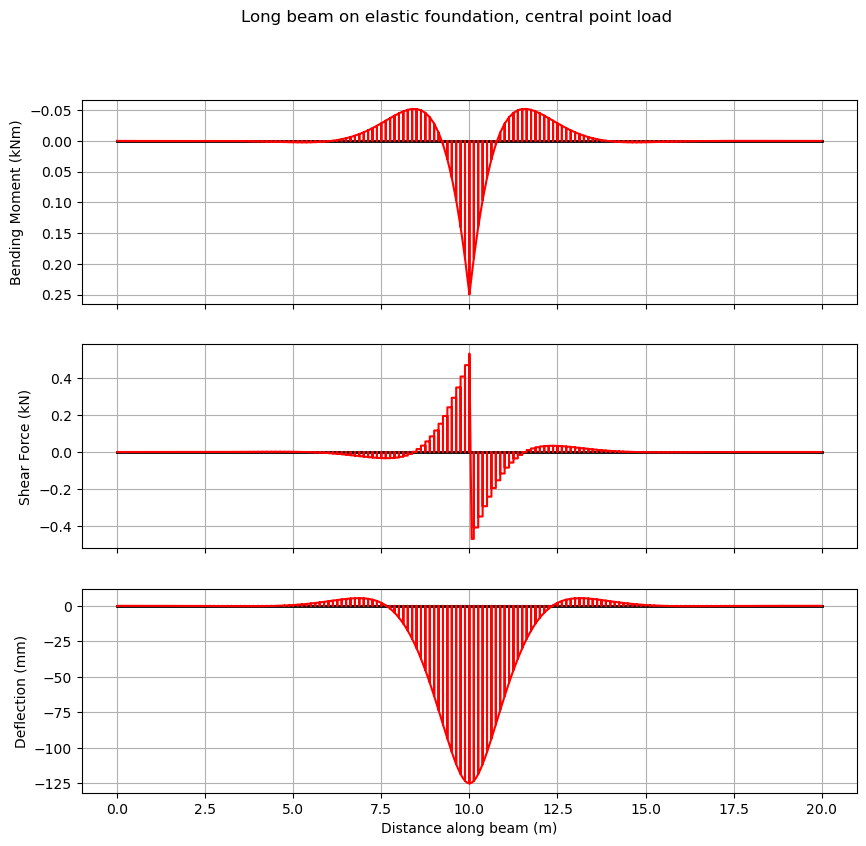
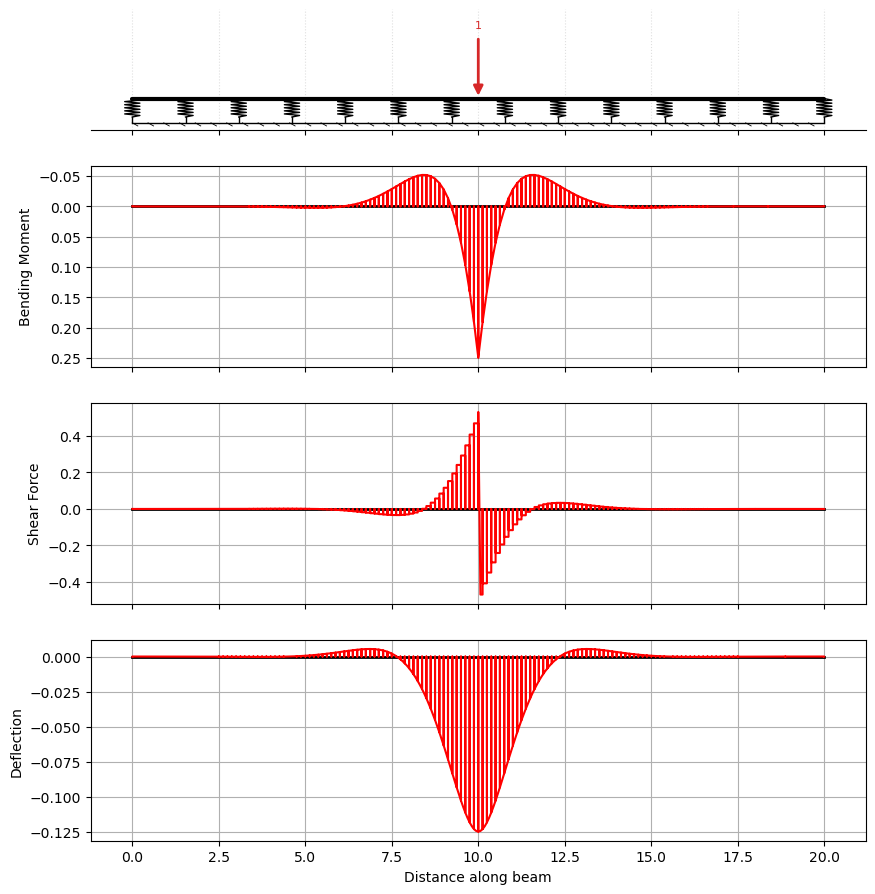
The notebook cell's code change between the first figure and the second:
--- before
+++ after
@@ -2,5 +2,5 @@
 beta = (kf / (4 * EI)) ** 0.25
 
-ba = cba.BeamAnalysis([L], EI, [0, 0, 0, 0], kf=kf)   # free-free, on foundation
+ba = cba.BeamAnalysis([L], EI, [0, 0, 0, 0], kf=kf)   # free-free member on a foundation
 ba.add_pl(i_span=1, p=P, a=L / 2)
 ba.analyze()
@@ -11,5 +11,3 @@
 print(f"                 M0 = {np.max(np.abs(res.M)):.4f}   (Hetenyi {P/(4*beta):.4f})")
 
-fig, ax = ba.plot_results(show_beam=False, show=False)
-fig.suptitle("Long beam on elastic foundation, central point load")
-plt.show()
+ba.plot_results(show_beam=True, units="none");

Commit: Winkler: render the foundation, clarify member/span terminology